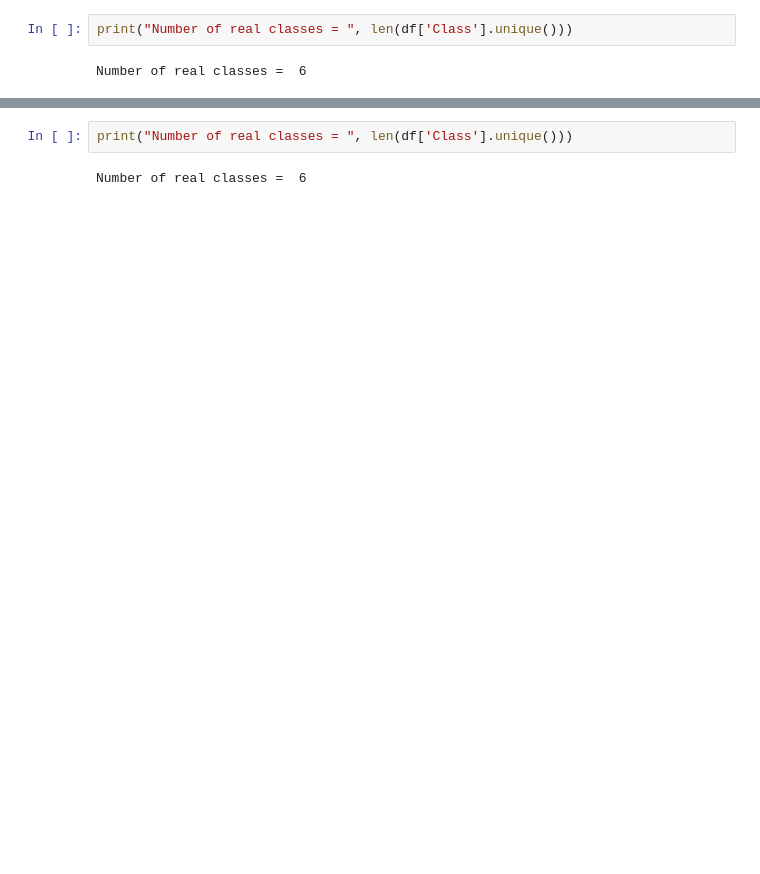
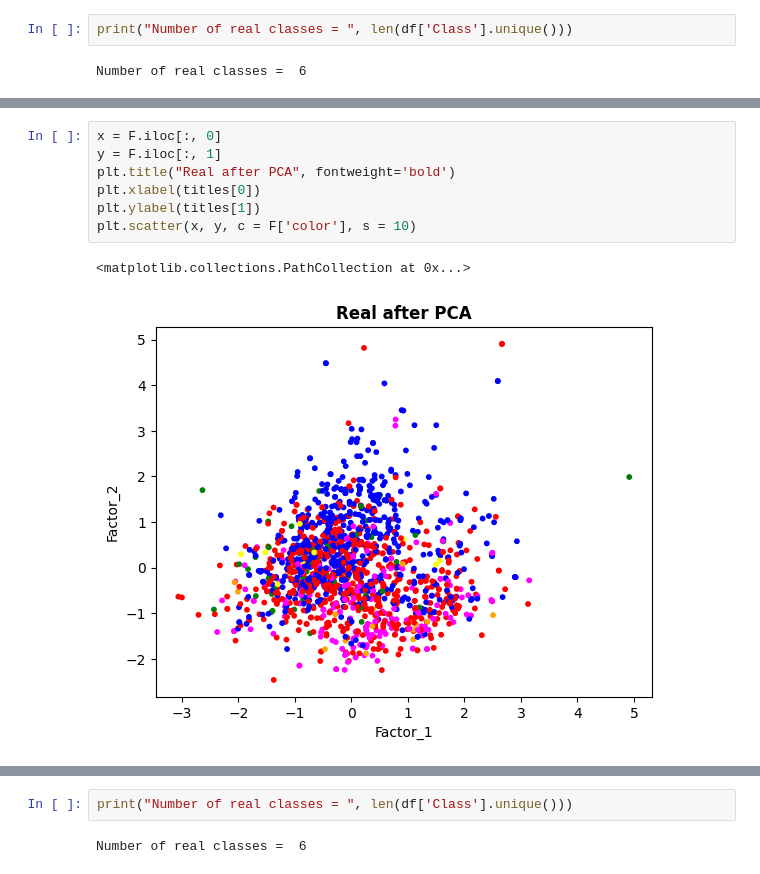
Before and after one commit to gpnwln/labs_projects, a Jupyter notebook: lab_4/lab4.ipynb, the cells around one changed output, grey strips where cells are left out. Cells and saved outputs as stored; diff of their text form; blank space fills up the shorter version.

```diff
--- a/lab_4/lab4.ipynb
+++ b/lab_4/lab4.ipynb
@@ -133,0 +252,10 @@ print(cluster_centers_indices)
+# %%
+x = F.iloc[:, 0]
+y = F.iloc[:, 1]
+plt.title("Real after PCA", fontweight='bold')
+plt.xlabel(titles[0])
+plt.ylabel(titles[1])
+plt.scatter(x, y, c = F['color'], s = 10)
+# %% [output]
+<matplotlib.collections.PathCollection at 0x...>
+[figure, added]
```
Also changed, not shown: parts of 52 cells of this notebook, 1 other file.
